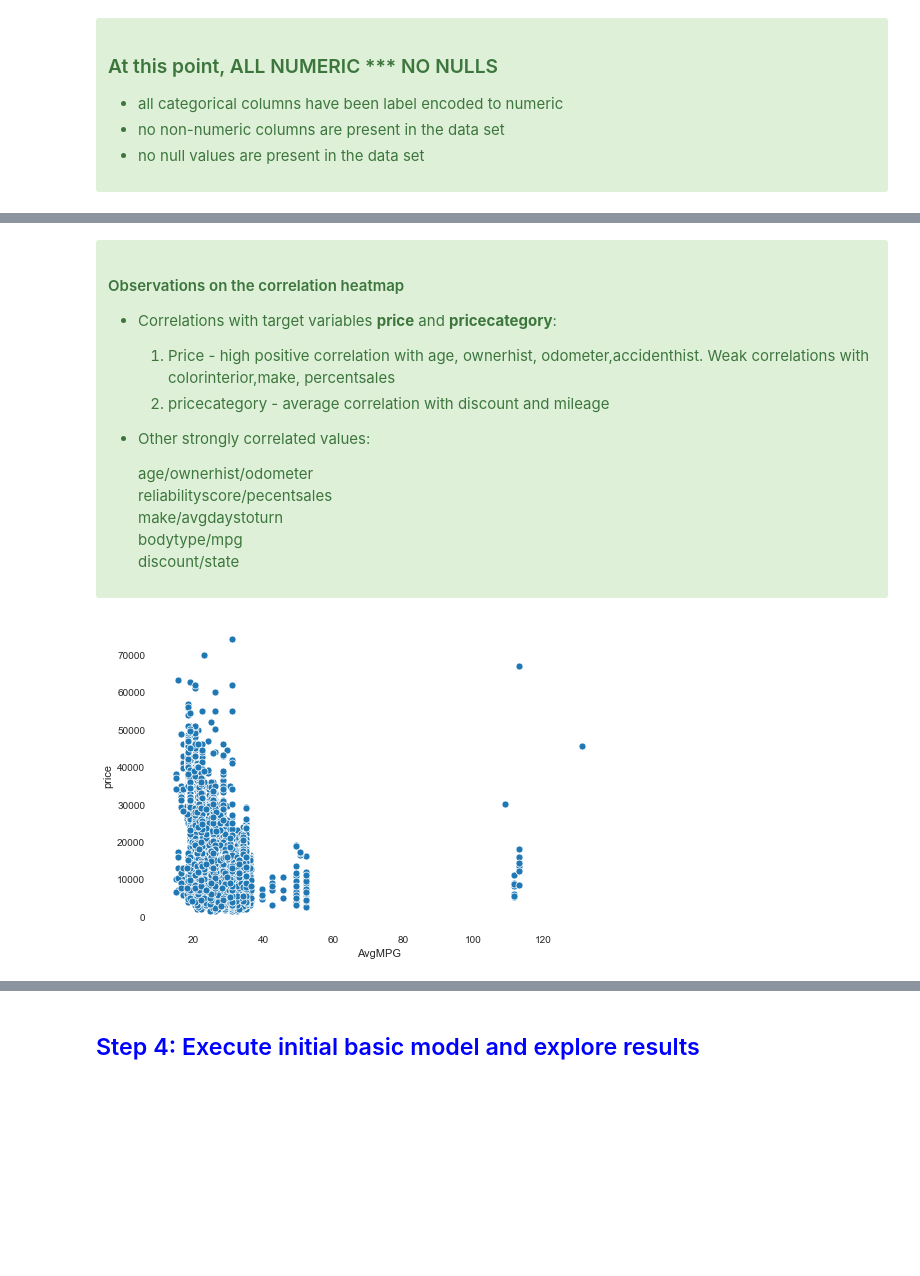
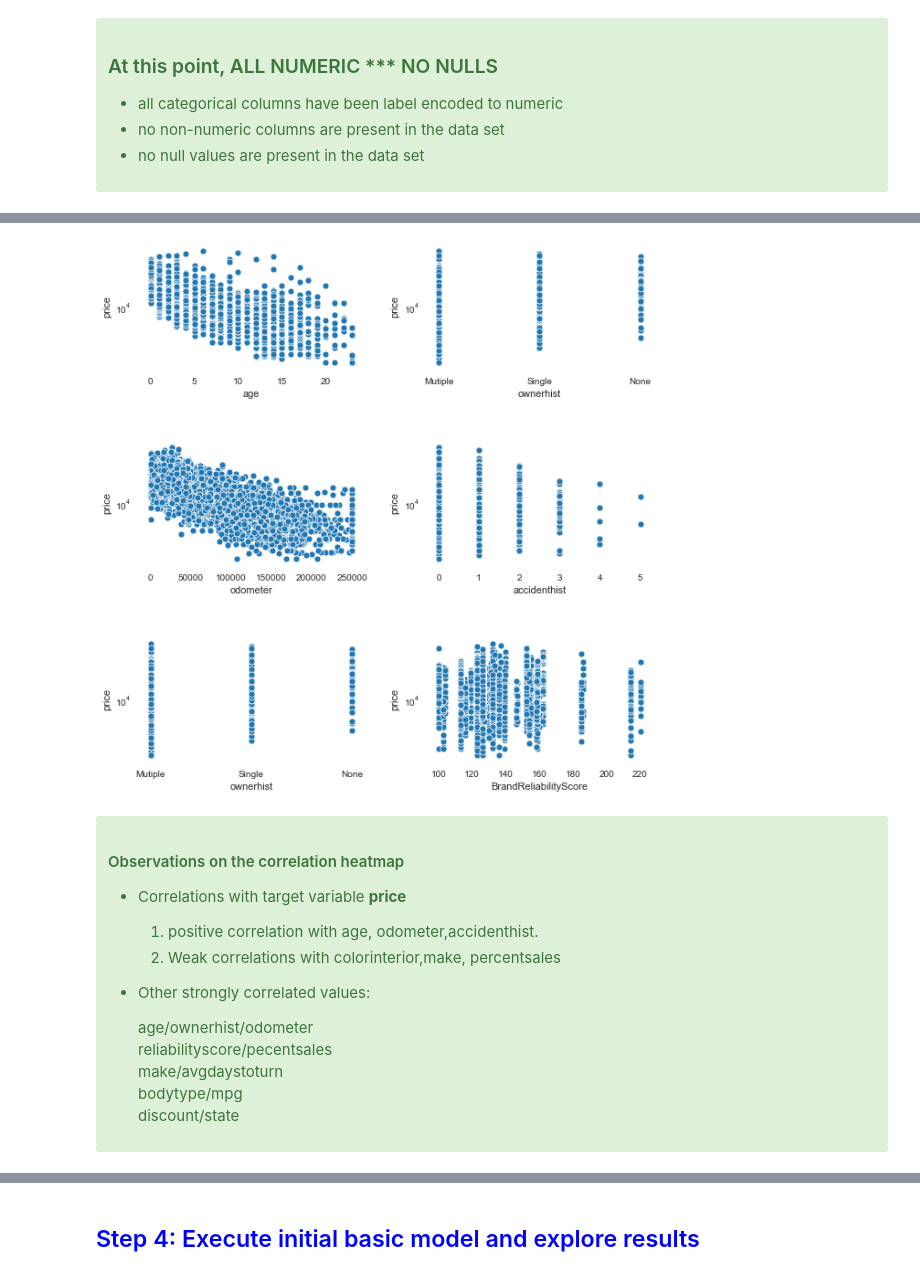
Before and after one commit to jchowdhury82/Used_Car_Price_Predictor, a Jupyter notebook: UsedCarEDA.ipynb, the cells around one changed output, grey strips where cells are left out. Cells and saved outputs as stored; diff of their text form; code cells hidden in the pictures; blank space fills up the shorter version.

```diff
--- a/UsedCarEDA.ipynb
+++ b/UsedCarEDA.ipynb
@@ -526,13 +514,34 @@ ax = sns.heatmap(corr, xticklabels=corr.columns, yticklabels=corr.columns, annot
+# %%
+f, ([ax1,ax2],[ax3,ax4],[ax5,ax6]) = plt.subplots(figsize=(10, 8),nrows = 3, ncols=2,sharex = False,sharey=False)
+plt.subplots_adjust(top = 0.99, bottom=0.01, hspace=0.6, wspace=0.3)
+
+sns.scatterplot(x = 'age', y = 'price', data=df, ax = ax1)
+ax1.set_yscale('log')
+sns.scatterplot(x = 'ownerhist', y = 'price', data=df, ax = ax2)
+ax2.set_yscale('log')
+
+sns.scatterplot(x = 'odometer', y = 'price', data=df, ax = ax3)
+ax3.set_yscale('log')
+sns.scatterplot(x = 'accidenthist', y = 'price', data=df, ax = ax4)
+ax4.set_yscale('log')
+
+sns.scatterplot(x = 'ownerhist', y = 'price', data=df, ax = ax5)
+ax5.set_yscale('log')
+sns.scatterplot(x = 'BrandReliabilityScore', y = 'price', data=df, ax = ax6)
+ax6.set_yscale('log')
+# %% [output]
+[figure, added]
 # %% [markdown]
 <div class="alert alert-block alert-success">
 
 #### Observations on the correlation heatmap
 
-- Correlations with target variables **price** and **pricecategory**:
+- Correlations with target variable  **price**
 
 
-    1. Price - high positive correlation with age, ownerhist, odometer,accidenthist.  Weak correlations with colorinterior,make, percentsales
-    2. pricecategory - average correlation with discount and mileage
+    1. positive correlation with age, odometer,accidenthist.
+    2. Weak correlations with colorinterior,make, percentsales
+
 
 - Other strongly correlated values:
 
@@ -548,7 +557,3 @@ ax = sns.heatmap(corr, xticklabels=corr.columns, yticklabels=corr.columns, annot
 # %%
 #profile = ProfileReport(df2)
 #profile.to_file('carprofile.html')
-# %%
-ax = sns.scatterplot(x = 'AvgMPG', y = 'price', data=df)
-# %% [output]
-[figure, removed]
```
Also changed, not shown: parts of 48 cells of this notebook.
